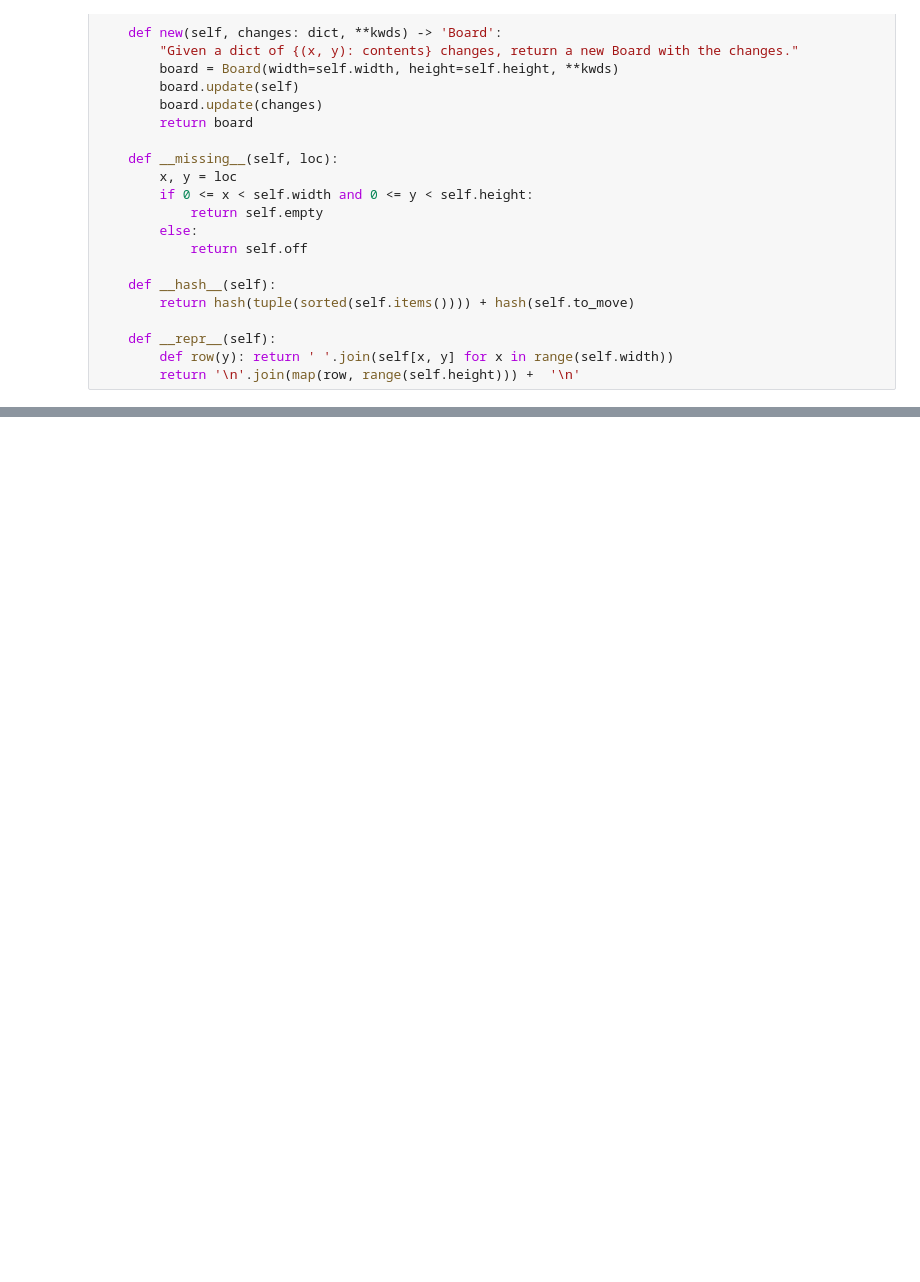
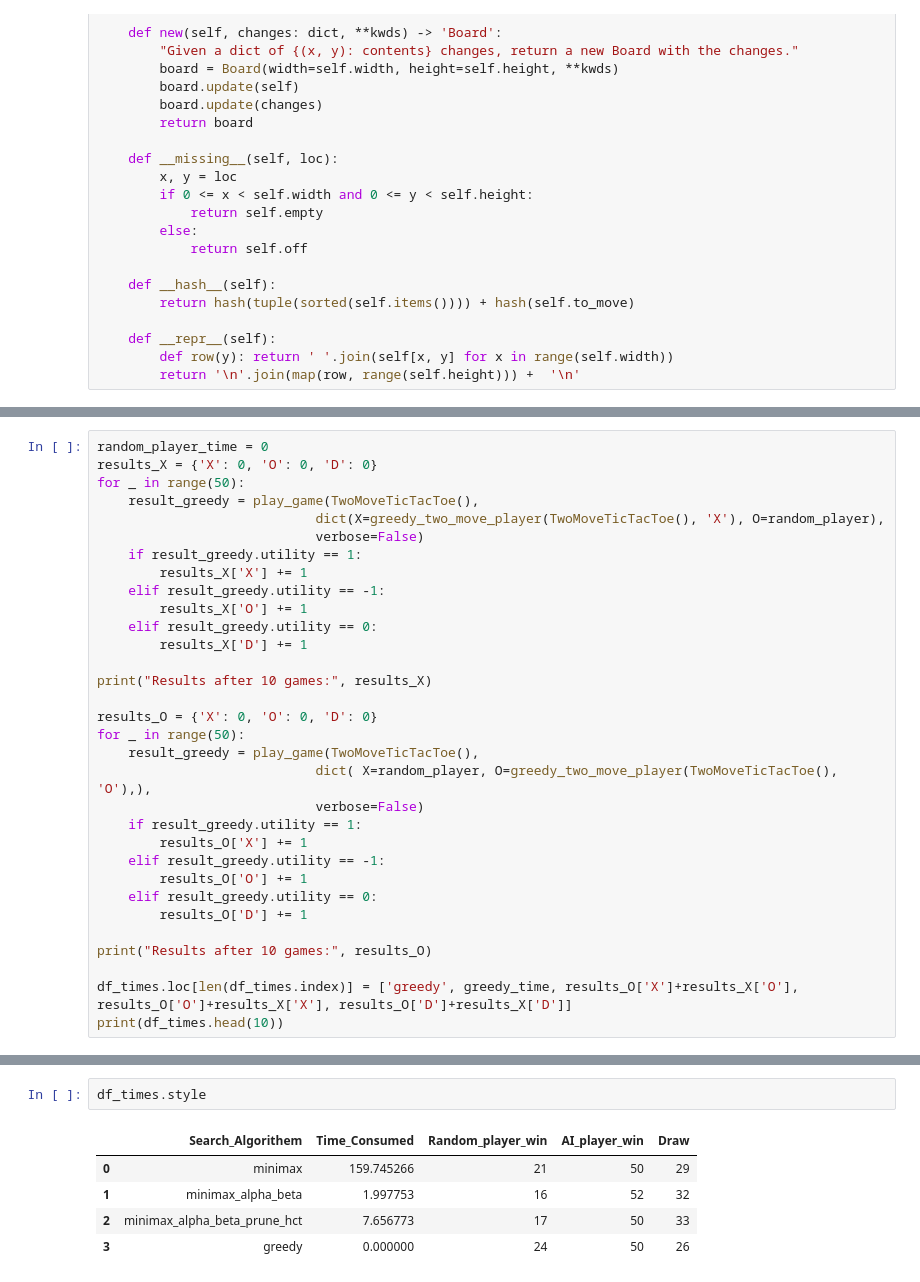
Before and after one commit to jayalalj/AI-801-tic-tac-toe, a Jupyter notebook: two_moves_tic_tac_toe.ipynb, the cells around one changed output, grey strips where cells are left out. Cells and saved outputs as stored; diff of their text form; blank space fills up the shorter version.

```diff
--- a/two_moves_tic_tac_toe.ipynb
+++ b/two_moves_tic_tac_toe.ipynb
@@ -307,0 +498,32 @@ O O X X X
+# %%
+random_player_time = 0
+results_X = {'X': 0, 'O': 0, 'D': 0}
+for _ in range(50):
+    result_greedy = play_game(TwoMoveTicTacToe(),
+                            dict(X=greedy_two_move_player(TwoMoveTicTacToe(), 'X'), O=random_player),
+                            verbose=False)
+    if result_greedy.utility == 1:
+        results_X['X'] += 1
+    elif result_greedy.utility == -1:
+        results_X['O'] += 1
+    elif result_greedy.utility == 0:
+        results_X['D'] += 1
+
+print("Results after 10 games:", results_X)
+
+results_O = {'X': 0, 'O': 0, 'D': 0}
+for _ in range(50):
+    result_greedy = play_game(TwoMoveTicTacToe(),
+                            dict( X=random_player, O=greedy_two_move_player(TwoMoveTicTacToe(), 'O'),),
+                            verbose=False)
+    if result_greedy.utility == 1:
+        results_O['X'] += 1
+    elif result_greedy.utility == -1:
+        results_O['O'] += 1
+    elif result_greedy.utility == 0:
+        results_O['D'] += 1
+
+print("Results after 10 games:", results_O)
+
+df_times.loc[len(df_times.index)] = ['greedy', greedy_time, results_O['X']+results_X['O'], results_O['O']+results_X['X'], results_O['D']+results_X['D']]
+print(df_times.head(10))
@@ -307,0 +548,8 @@ O O X X X
+# %%
+df_times.style
+# %% [output]
+|  | Search_Algorithem | Time_Consumed | Random_player_win | AI_player_win | Draw |
+| 0 | minimax | 159.745266 | 21 | 50 | 29 |
+| 1 | minimax_alpha_beta | 1.997753 | 16 | 52 | 32 |
+| 2 | minimax_alpha_beta_prune_hct | 7.656773 | 17 | 50 | 33 |
+| 3 | greedy | 0.000000 | 24 | 50 | 26 |
```
Also changed, not shown: parts of 23 cells of this notebook.
